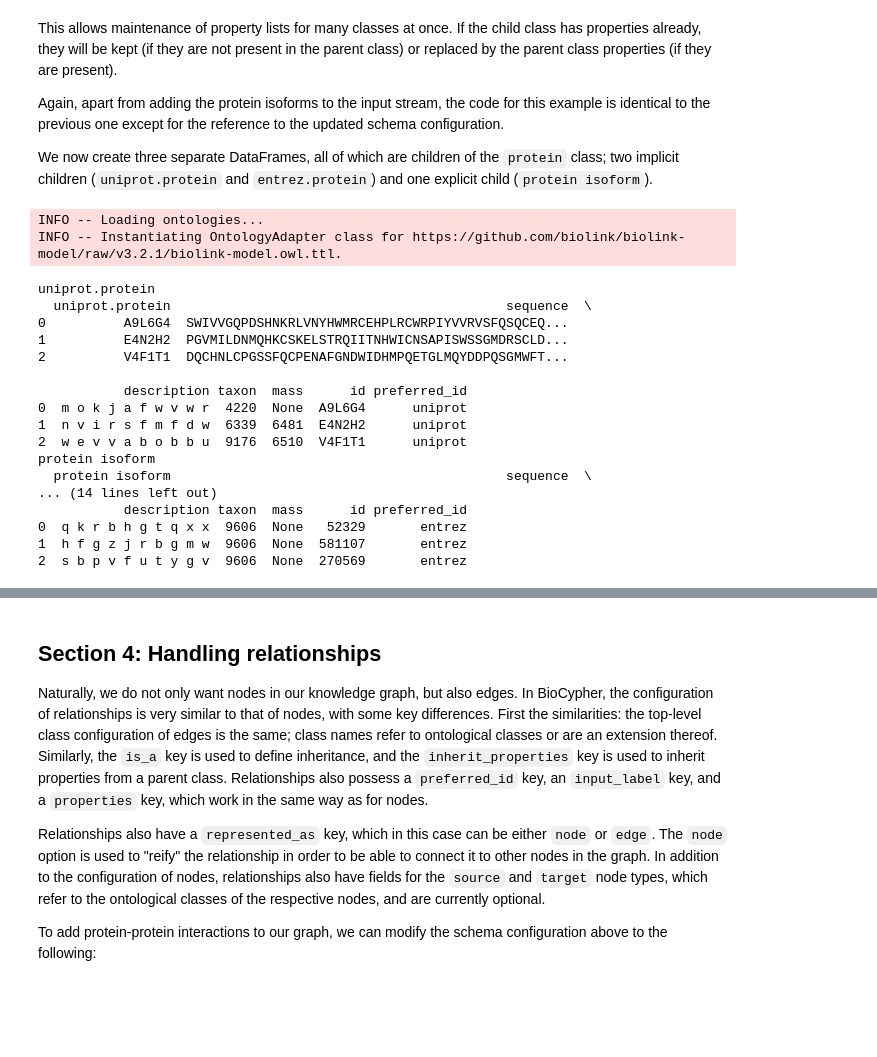
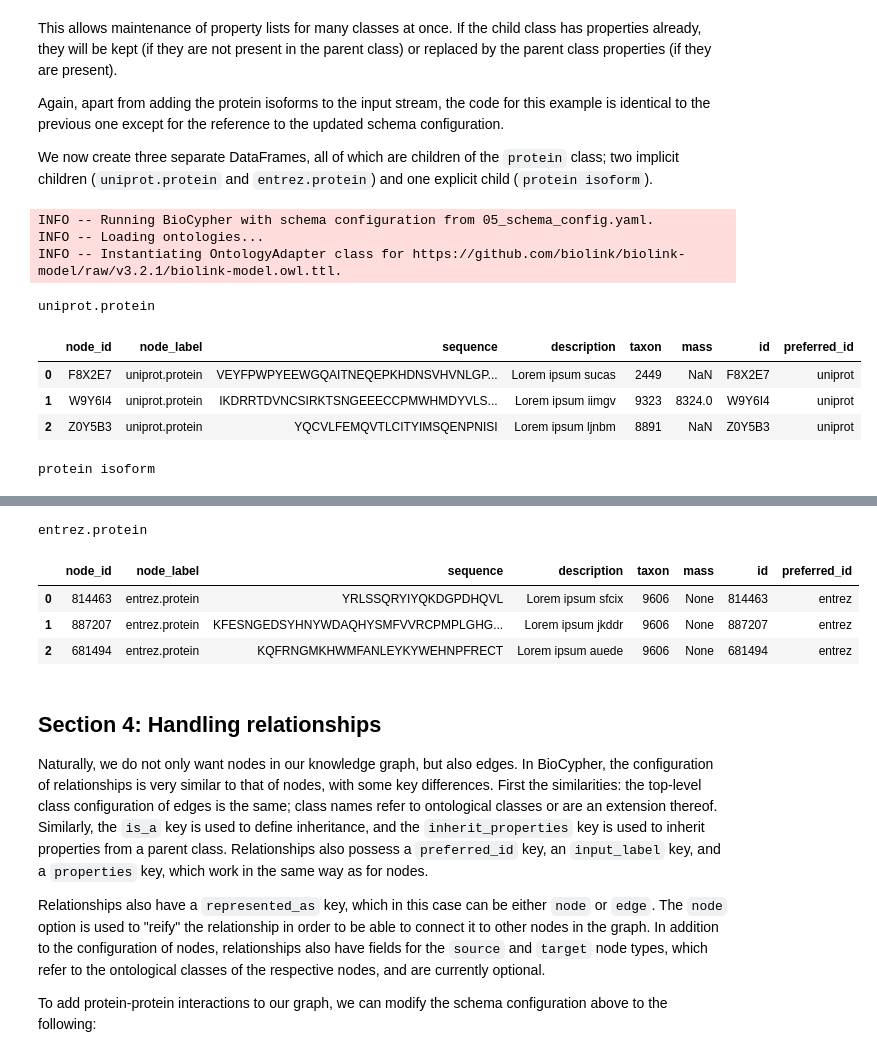
Before and after one commit to biocypher/biocypher, a Jupyter notebook: docs/notebooks/pandas_tutorial.ipynb, the cells around one changed output, grey strips where cells are left out. Drawn from its saved outputs; the diff is of its cells as text; code cells hidden in the pictures; blank space fills up the shorter version.

```diff
--- a/docs/notebooks/pandas_tutorial.ipynb
+++ b/docs/notebooks/pandas_tutorial.ipynb
@@ -562,41 +591,31 @@ and one explicit child (`protein isoform`).
 # %%
 # create a list of proteins to be imported
 proteins = [
     p for sublist in zip(
         [RandomPropertyProtein() for _ in range(n_proteins)],
         [RandomPropertyProteinIsoform() for _ in range(n_proteins)],
         [EntrezProtein() for _ in range(n_proteins)],
     ) for p in sublist
 ]
 
 # Create BioCypher driver
 bc = BioCypher(
-    biocypher_config_path='05_biocypher_config.yaml',
+    biocypher_config_path='05_biocypher_config_pandas.yaml',
     schema_config_path='05_schema_config.yaml',
 )
 # Run the import
 bc.add(node_generator(proteins))
 
 for name, df in bc.to_df().items():
     print(name)
     display(df)
 # %% [output]
+INFO -- Running BioCypher with schema configuration from 05_schema_config.yaml.
 INFO -- Loading ontologies...
 INFO -- Instantiating OntologyAdapter class for https://github.com/biolink/biolink-model/raw/v3.2.1/biolink-model.owl.ttl.
 uniprot.protein
-  uniprot.protein                                           sequence  \
-0          A9L6G4  SWIVVGQPDSHNKRLVNYHWMRCEHPLRCWRPIYVVRVSFQSQCEQ...
-1          E4N2H2  PGVMILDNMQHKCSKELSTRQIITNHWICNSAPISWSSGMDRSCLD...
-2          V4F1T1  DQCHNLCPGSSFQCPENAFGNDWIDHMPQETGLMQYDDPQSGMWFT...
-
-           description taxon  mass      id preferred_id
-0  m o k j a f w v w r  4220  None  A9L6G4      uniprot
-1  n v i r s f m f d w  6339  6481  E4N2H2      uniprot
-2  w e v v a b o b b u  9176  6510  V4F1T1      uniprot
-protein isoform
-  protein isoform                                           sequence  \
-... (14 lines left out)
-           description taxon  mass      id preferred_id
-0  q k r b h g t q x x  9606  None   52329       entrez
-1  h f g z j r b g m w  9606  None  581107       entrez
-2  s b p v f u t y g v  9606  None  270569       entrez
+|  | node_id | node_label | sequence | description | taxon | mass | id | preferred_id |
+| 0 | F8X2E7 | uniprot.protein | VEYFPWPYEEWGQAITNEQEPKHDNSVHVNLGP... | Lorem ipsum sucas | 2449 | NaN | F8X2E7 | uniprot |
+| 1 | W9Y6I4 | uniprot.protein | IKDRRTDVNCSIRKTSNGEEECCPMWHMDYVLS... | Lorem ipsum iimgv | 9323 | 8324.0 | W9Y6I4 | uniprot |
+| 2 | Z0Y5B3 | uniprot.protein | YQCVLFEMQVTLCITYIMSQENPNISI | Lorem ipsum ljnbm | 8891 | NaN | Z0Y5B3 | uniprot |
+protein isoform
@@ -603,3 +626,8 @@ protein isoform
+entrez.protein
+|  | node_id | node_label | sequence | description | taxon | mass | id | preferred_id |
+| 0 | 814463 | entrez.protein | YRLSSQRYIYQKDGPDHQVL | Lorem ipsum sfcix | 9606 | None | 814463 | entrez |
+| 1 | 887207 | entrez.protein | KFESNGEDSYHNYWDAQHYSMFVVRCPMPLGHG... | Lorem ipsum jkddr | 9606 | None | 887207 | entrez |
+| 2 | 681494 | entrez.protein | KQFRNGMKHWMFANLEYKYWEHNPFRECT | Lorem ipsum auede | 9606 | None | 681494 | entrez |
 # %% [markdown]
 ## Section 4: Handling relationships
 
```
Also changed, not shown: parts of 15 cells of this notebook.
